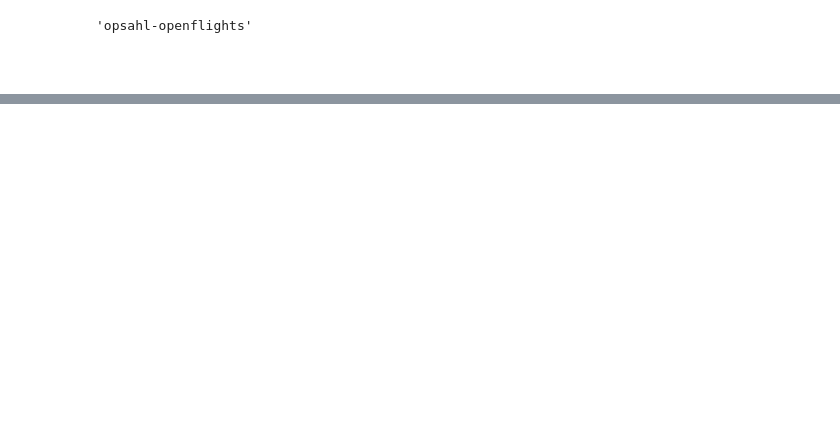
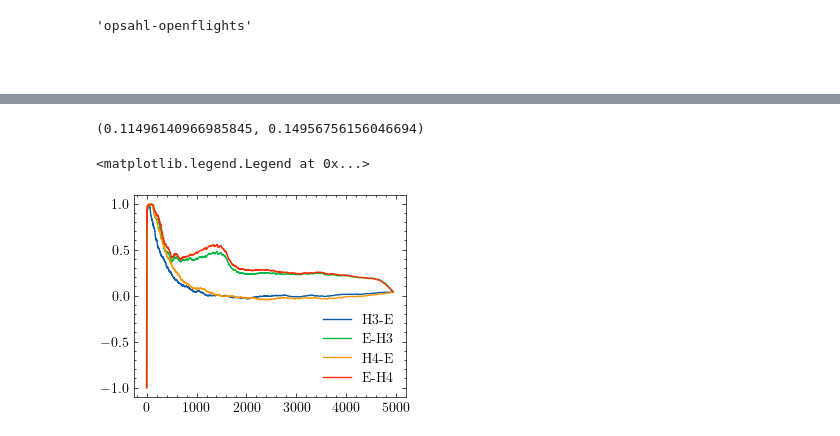
Before and after one commit to goznalo-git/DirectedHyperCentrality, a Jupyter notebook: kstepHypergraphs.ipynb, the cells around one changed output, grey strips where cells are left out. Drawn from its saved outputs; the diff is of its cells as text; code cells hidden in the pictures; blank space fills up the shorter version.

```diff
--- a/kstepHypergraphs.ipynb
+++ b/kstepHypergraphs.ipynb
@@ -418,0 +407,10 @@ correlation(list(EC.values()), list(HEC2.values())).statistic
+# %%
+T = to_step_tensor(G,3)
+# %%
+cent3, converged = HEC_ours(T, m=3, niter=100000, tol=1e-6, verbose=True)
+
+HEC3 = {}
+for i, c in enumerate(cent3):
+    HEC3[i] = c
+
+converged
@@ -418,0 +420,10 @@ correlation(list(EC.values()), list(HEC2.values())).statistic
+# %%
+T = to_step_tensor(G,4)
+# %%
+cent4, converged = HEC_ours(T, m=4, niter=100000, tol=1e-6, verbose=True)
+
+HEC4 = {}
+for i, c in enumerate(cent4):
+    HEC4[i] = c
+
+converged
@@ -418,0 +433,5 @@ correlation(list(EC.values()), list(HEC2.values())).statistic
+# %%
+EC = nx.eigenvector_centrality_numpy(G)
+correlation(list(EC.values()), list(HEC3.values())).statistic, correlation(list(EC.values()), list(HEC4.values())).statistic
+# %% [output]
+(0.11496140966985845, 0.14956756156046694)
@@ -418,0 +479,12 @@ correlation(list(EC.values()), list(HEC2.values())).statistic
+# %%
+plt.plot(KendalltopK_H3E, label="H3-E")
+plt.plot(KendalltopK_EH3, label="E-H3")
+plt.plot(KendalltopK_H4E, label="H4-E")
+plt.plot(KendalltopK_EH4, label="E-H4")
+
+plt.legend()
+
+#plt.savefig("Figures/k-step-comparison.png")
+# %% [output]
+<matplotlib.legend.Legend at 0x...>
+[figure, added]
```
Also changed, not shown: parts of 20 cells of this notebook, 6 other files.
